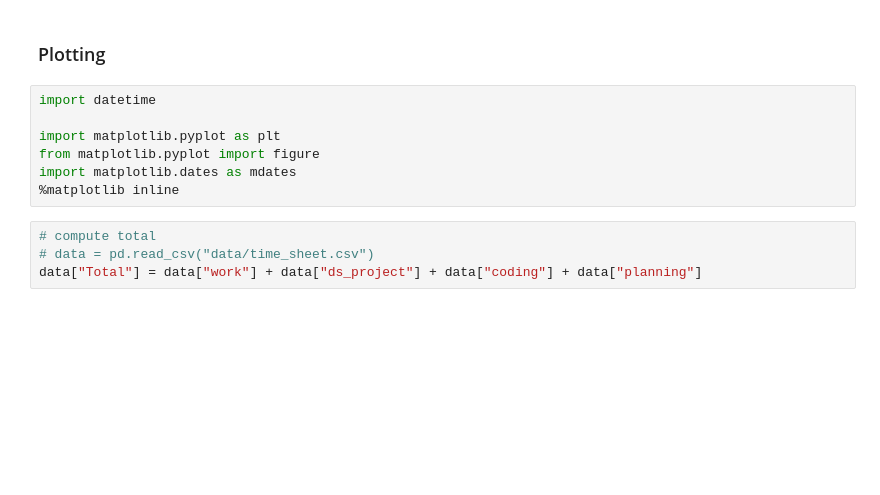
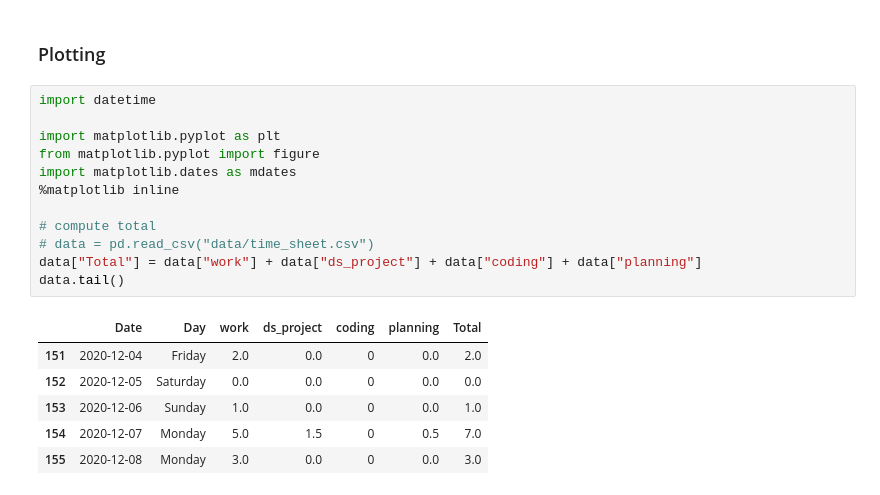
Before and after one commit to krystinli/Time_Management, a Jupyter notebook: update_data.ipynb, the cells around one changed output. Saved outputs shown, nothing was run; the diff lists cells and outputs as text; blank space fills up the shorter version.

```diff
--- a/update_data.ipynb
+++ b/update_data.ipynb
@@ -51,14 +52,22 @@ data.tail()
 # %%
 import datetime
 
 import matplotlib.pyplot as plt
 from matplotlib.pyplot import figure
 import matplotlib.dates as mdates
 %matplotlib inline
+
+# compute total
+# data = pd.read_csv("data/time_sheet.csv")
+data["Total"] = data["work"] + data["ds_project"] + data["coding"] + data["planning"]
+data.tail()
+# %% [output]
+|  | Date | Day | work | ds_project | coding | planning | Total |
+| 151 | 2020-12-04 | Friday | 2.0 | 0.0 | 0 | 0.0 | 2.0 |
+| 152 | 2020-12-05 | Saturday | 0.0 | 0.0 | 0 | 0.0 | 0.0 |
+| 153 | 2020-12-06 | Sunday | 1.0 | 0.0 | 0 | 0.0 | 1.0 |
+| 154 | 2020-12-07 | Monday | 5.0 | 1.5 | 0 | 0.5 | 7.0 |
+| 155 | 2020-12-08 | Monday | 3.0 | 0.0 | 0 | 0.0 | 3.0 |
-# %%
-# compute total
-# data = pd.read_csv("data/time_sheet.csv")
-data["Total"] = data["work"] + data["ds_project"] + data["coding"] + data["planning"]
 # %%
 # Initiate the plot
 fig, ax = plt.subplots()
```
Also changed, not shown: parts of 4 cells of this notebook, 1 other file.
